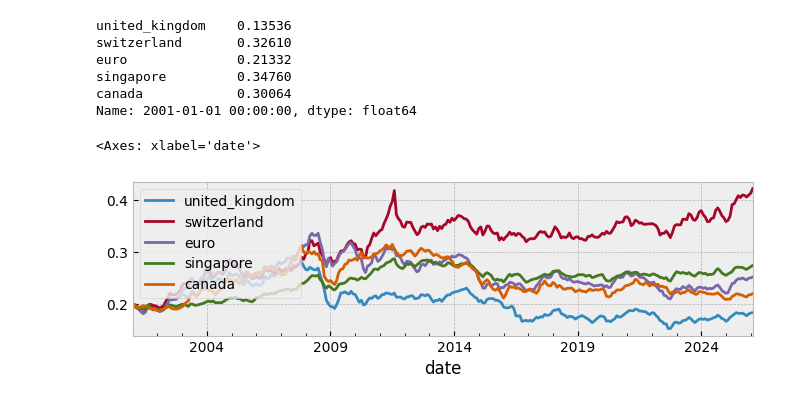
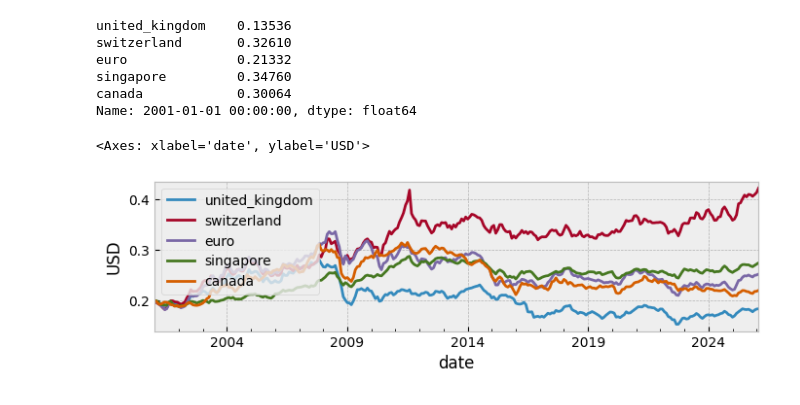
Before and after one commit to samkennerly/chengdu, a Jupyter notebook: science/projects/money.ipynb, the cells around one changed output. Saved outputs shown, nothing was run; the diff lists cells and outputs as text; code cells hidden in the pictures.

```diff
--- a/science/projects/money.ipynb
+++ b/science/projects/money.ipynb
@@ -13,13 +26,10 @@ https://github.com/datasets/exchange-rates/tree/main
 from pathlib import Path
 import pandas as pd
 
-# This only sets plotting style
+# This sets plotting style
 import matplotlib.pyplot as plt
 plt.style.use('bmh')
-plotkw = {
-    "figsize": (8, 2),
-    "grid": True,
-}
+plotkw = {"figsize": (8, 2), "grid": True}
 # %%
 # Where is the dataset?
 DATA_PATH = Path.cwd().parent / "data/prices/money.csv"
@@ -110,12 +130,12 @@ singapore         0.34760
 canada            0.30064
 Name: 2001-01-01 00:00:00, dtype: float64
 # %%
-# Show the USD price of each of my investments over time.
+# Show the USD price of my investments over time.
 basket = basket_coefs * money[basketcols]
-basket.plot(**plotkw)
+basket.plot(**plotkw, ylabel='USD')
 # %% [output]
-<Axes: xlabel='date'>
+<Axes: xlabel='date', ylabel='USD'>
-[figure, old version]
+[figure, new version]
 # %%
 # Invent a fictional "world basket" currency called BKT.
 # 1 BKT = whatever the total value of my basket is.
```
Also changed, not shown: parts of 17 cells of this notebook.
